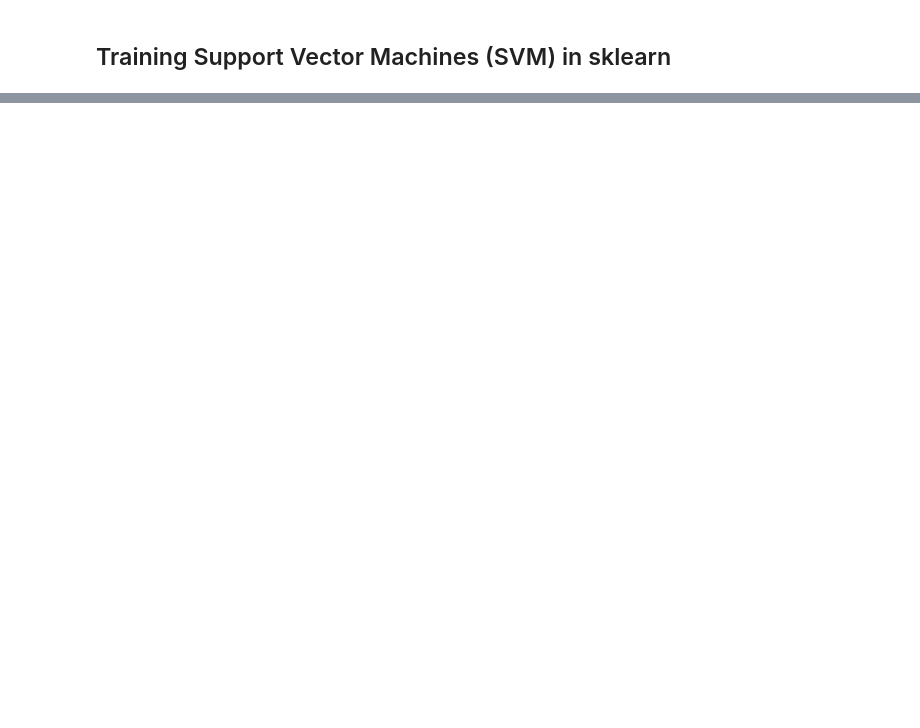
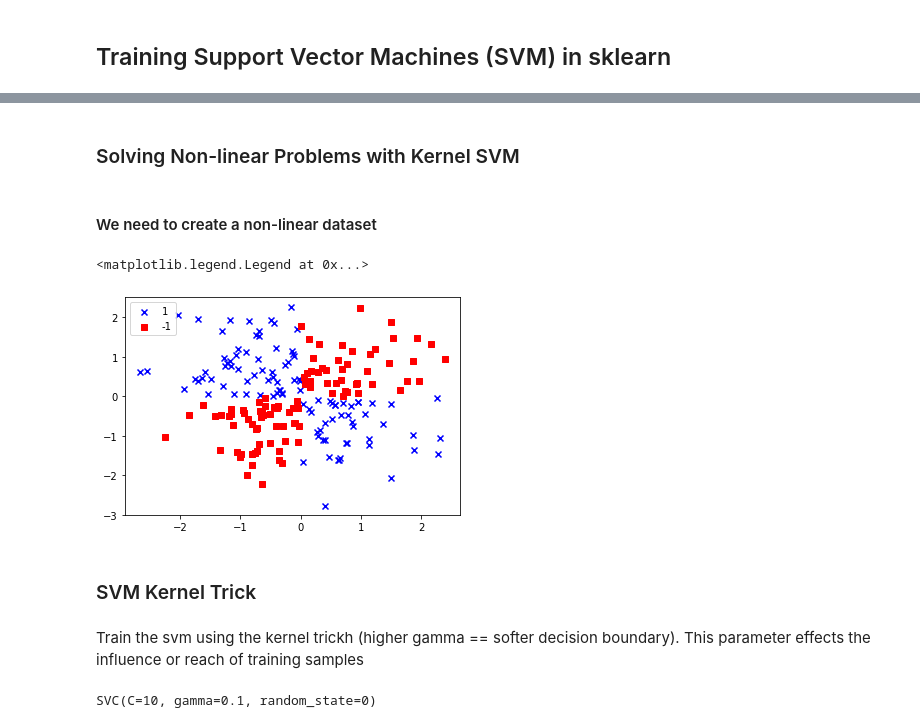
Before and after one commit to jcperkins12/tutorial-py-machine-learning-opensesame, a Jupyter notebook: 02-cp-ML-Classifiers-Using-Scikit-Learn.ipynb, the cells around one changed output, grey strips where cells are left out. Drawn from its saved outputs; the diff is of its cells as text; code cells hidden in the pictures; blank space fills up the shorter version.

```diff
--- a/02-cp-ML-Classifiers-Using-Scikit-Learn.ipynb
+++ b/02-cp-ML-Classifiers-Using-Scikit-Learn.ipynb
@@ -266,0 +285,43 @@ plt.xscale('log')
+# %% [markdown]
+### Solving Non-linear Problems with Kernel SVM
+# %% [markdown]
+#### We need to create a non-linear dataset
+# %%
+np.random.seed(0)
+X_xor = np.random.randn(200, 2)
+y_xor = np.logical_xor(X_xor[:, 0] > 0, X_xor[:, 1] > 0)
+y_xor = np.where(np.logical_xor(X_xor[:, 0] > 0, X_xor[:, 1] > 0), 1, -1)
+
+# plot the first class
+plt.scatter(
+    X_xor[y_xor == 1, 0],
+    X_xor[y_xor == 1, 1],
+    c="blue",
+    marker="x",
+    label=1,
+)
+
+# plot the second class
+plt.scatter(
+    X_xor[y_xor == -1, 0],
+    X_xor[y_xor == -1, 1],
+    c="red",
+    marker="s",
+    label=-1,
+)
+
+plt.ylim(-3.0)
+plt.legend(loc="upper left")
+# %% [output]
+<matplotlib.legend.Legend at 0x...>
+[figure, added]
+# %% [markdown]
+### SVM Kernel Trick
+# %% [markdown]
+Train the svm using the kernel trickh (higher gamma == softer decision boundary). This parameter effects the influence or reach of training samples
+# %%
+svm = SVC(kernel="rbf", random_state=0, gamma=0.1, C=10)  # radial basis function kernel
+
+svm.fit(X_xor, y_xor)
+# %% [output]
+SVC(C=10, gamma=0.1, random_state=0)
```
Also changed, not shown: parts of 27 cells of this notebook.
